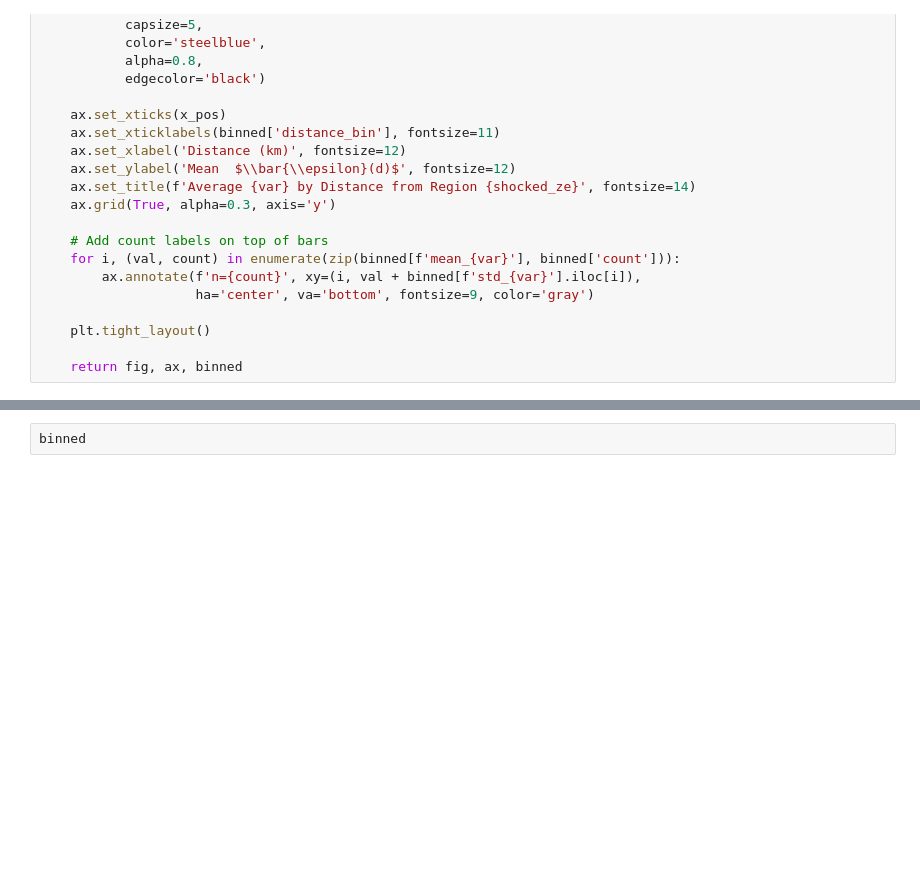
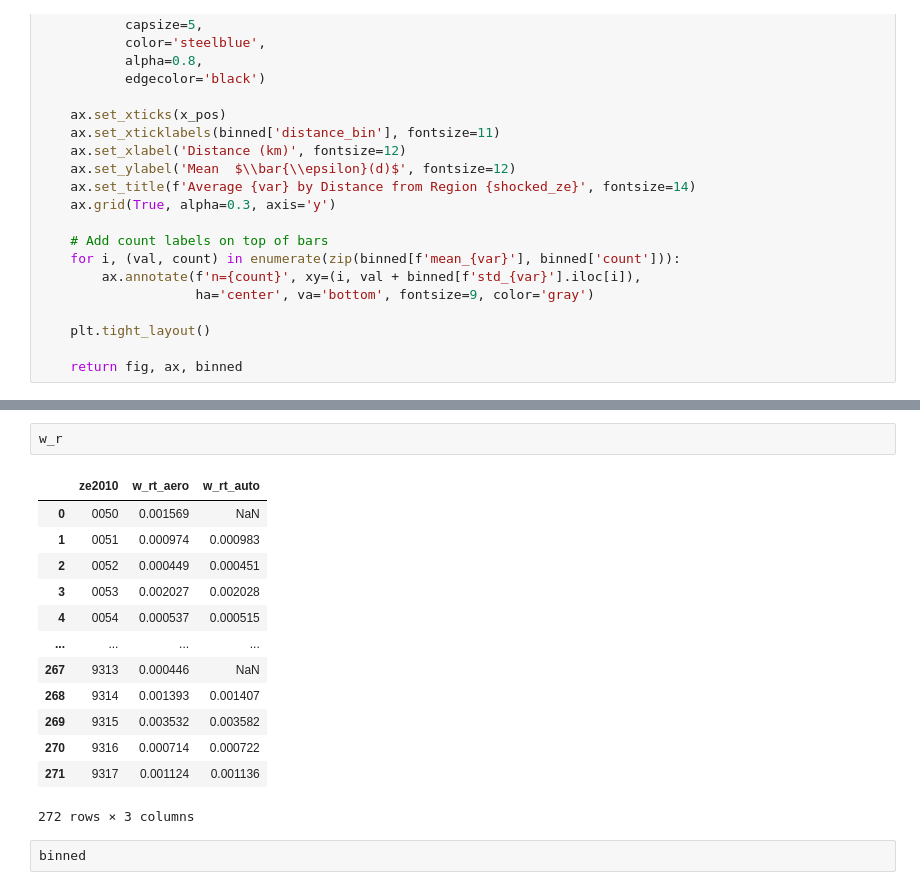
Before and after one commit to SwannChelly/SMM_Spatial_Comovement, a Jupyter notebook: analysis.ipynb, the cells around one changed output, grey strips where cells are left out. Saved outputs shown, nothing was run; the diff lists cells and outputs as text; blank space fills up the shorter version.

```diff
--- a/analysis.ipynb
+++ b/analysis.ipynb
@@ -2107,3 +2104,19 @@ For example, when doing 'df[col].method(value, inplace=True)', try using 'df.met
+# %%
+w_r
+# %% [output]
+|  | ze2010 | w_rt_aero | w_rt_auto |
+| 0 | 0050 | 0.001569 | NaN |
+| 1 | 0051 | 0.000974 | 0.000983 |
+| 2 | 0052 | 0.000449 | 0.000451 |
+| 3 | 0053 | 0.002027 | 0.002028 |
+| 4 | 0054 | 0.000537 | 0.000515 |
+| ... | ... | ... | ... |
+| 267 | 9313 | 0.000446 | NaN |
+| 268 | 9314 | 0.001393 | 0.001407 |
+| 269 | 9315 | 0.003532 | 0.003582 |
+| 270 | 9316 | 0.000714 | 0.000722 |
+| 271 | 9317 | 0.001124 | 0.001136 |
+272 rows × 3 columns
 # %%
 binned
 # %% [output]
```
Also changed, not shown: parts of 9 cells of this notebook, 3 other files.
